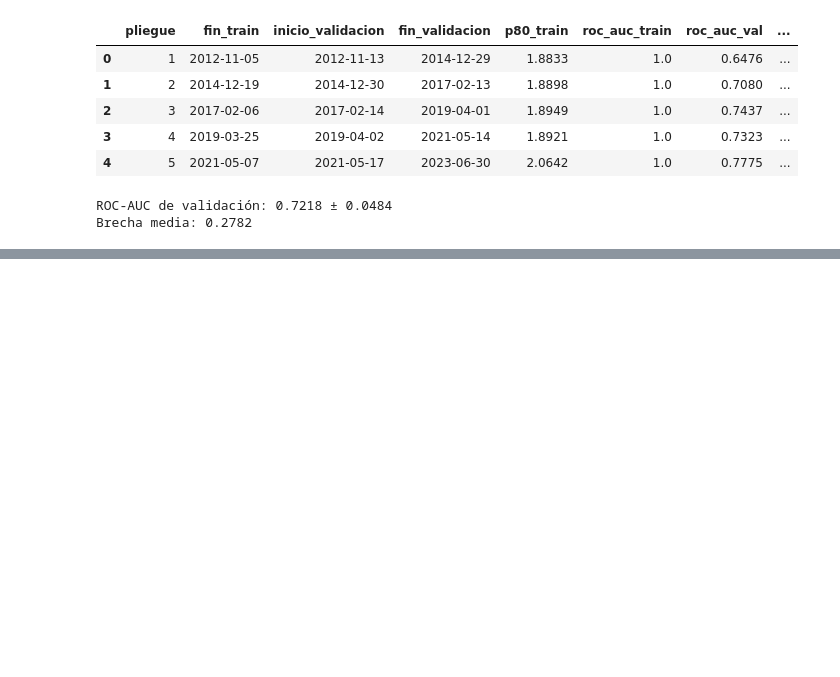
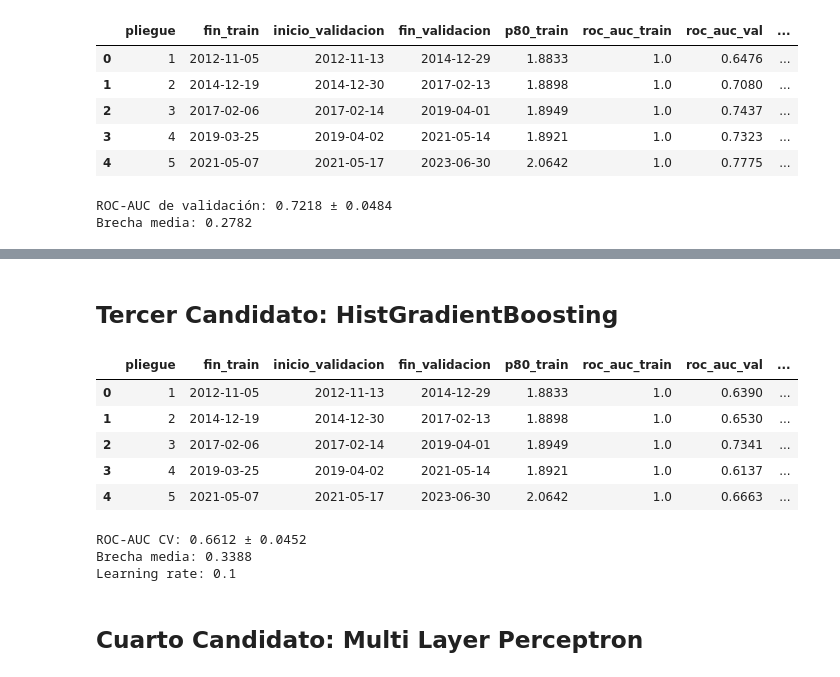
Before and after one commit to Jusevigo/pset3, a Jupyter notebook: notebooks/03_baseline_candidatos.ipynb, the cells around one changed output, grey strips where cells are left out. Cells and saved outputs as stored; diff of their text form; code cells hidden in the pictures; blank space fills up the shorter version.

Commit message:
Agrega HistGradientBoosting con validación temporal

```diff
--- a/notebooks/03_baseline_candidatos.ipynb
+++ b/notebooks/03_baseline_candidatos.ipynb
@@ -736,0 +744,24 @@ registrar_candidato(
+# %% [markdown]
+## Tercer Candidato: HistGradientBoosting
+# %%
+from sklearn.ensemble import HistGradientBoostingClassifier
+
+boosting = HistGradientBoostingClassifier(random_state=SEMILLA)
+resultados_boosting = evaluar_candidato(boosting)
+
+display(resultados_boosting.round(4))
+
+auc = resultados_boosting["roc_auc_val"]
+print(f"ROC-AUC CV: {auc.mean():.4f} ± {auc.std(ddof=1):.4f}")
+print(f"Brecha media: {resultados_boosting['brecha_roc_auc'].mean():.4f}")
+print("Learning rate:", boosting.get_params()["learning_rate"])
+# %% [output]
+|  | pliegue | fin_train | inicio_validacion | fin_validacion | p80_train | roc_auc_train | roc_auc_val | ... |
+| 0 | 1 | 2012-11-05 | 2012-11-13 | 2014-12-29 | 1.8833 | 1.0 | 0.6390 | ... |
+| 1 | 2 | 2014-12-19 | 2014-12-30 | 2017-02-13 | 1.8898 | 1.0 | 0.6530 | ... |
+| 2 | 3 | 2017-02-06 | 2017-02-14 | 2019-04-01 | 1.8949 | 1.0 | 0.7341 | ... |
+| 3 | 4 | 2019-03-25 | 2019-04-02 | 2021-05-14 | 1.8921 | 1.0 | 0.6137 | ... |
+| 4 | 5 | 2021-05-07 | 2021-05-17 | 2023-06-30 | 2.0642 | 1.0 | 0.6663 | ... |
+ROC-AUC CV: 0.6612 ± 0.0452
+Brecha media: 0.3388
+Learning rate: 0.1
@@ -736,0 +776,2 @@ registrar_candidato(
+# %% [markdown]
+## Cuarto Candidato: Multi Layer Perceptron
```
Also changed, not shown: parts of 2 cells of this notebook.
